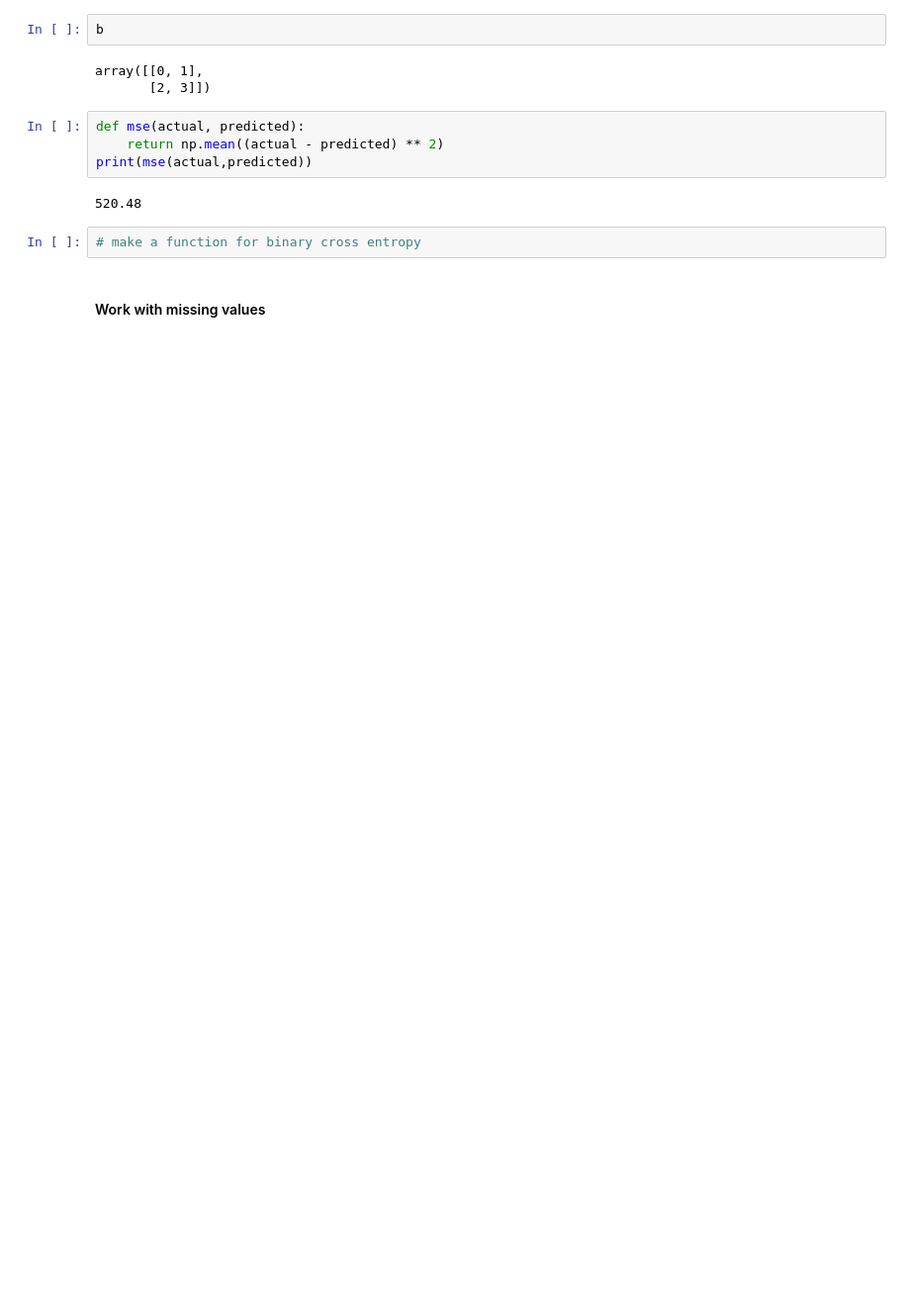
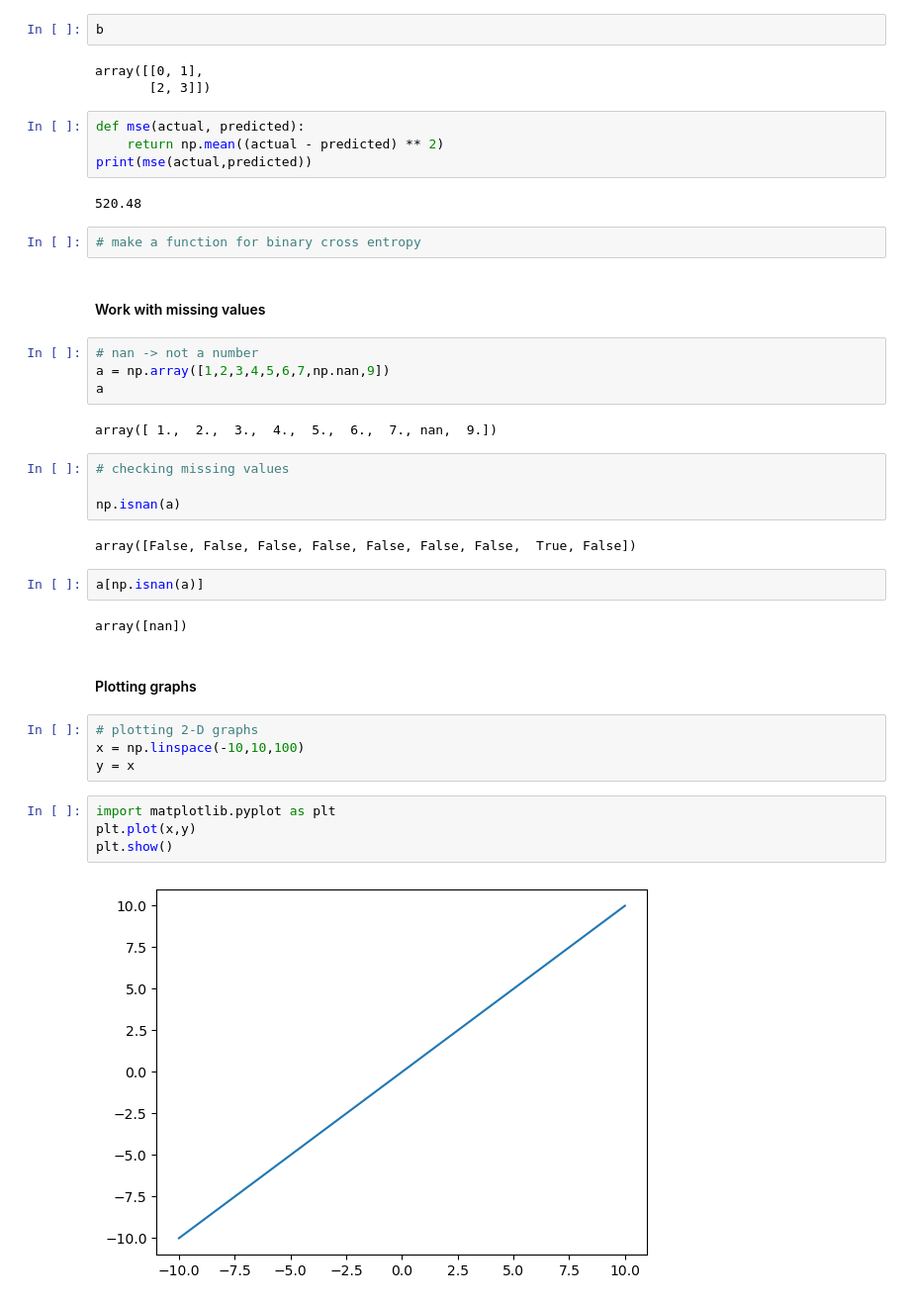
Before and after one commit to surajksharma7/DataScience, a Jupyter notebook: 05 week/14 Session.ipynb, the cells around one changed output. Shown at 99% size. Cells and saved outputs as stored; diff of their text form; blank space fills up the shorter version.

```diff
--- a/05 week/14 Session.ipynb
+++ b/05 week/14 Session.ipynb
@@ -171,3 +171,31 @@ print(mse(actual,predicted))
 # make a function for binary cross entropy
 # %% [markdown]
 #### Work with missing values
+# %%
+# nan -> not a number
+a = np.array([1,2,3,4,5,6,7,np.nan,9])
+a
+# %% [output]
+array([ 1.,  2.,  3.,  4.,  5.,  6.,  7., nan,  9.])
+# %%
+# checking missing values
+
+np.isnan(a)
+# %% [output]
+array([False, False, False, False, False, False, False,  True, False])
+# %%
+a[np.isnan(a)]
+# %% [output]
+array([nan])
+# %% [markdown]
+#### Plotting graphs
+# %%
+# plotting 2-D graphs
+x = np.linspace(-10,10,100)
+y = x
+# %%
+import matplotlib.pyplot as plt
+plt.plot(x,y)
+plt.show()
+# %% [output]
+[figure, added]
```
Also changed, not shown: parts of 7 cells of this notebook, 2 other files.
